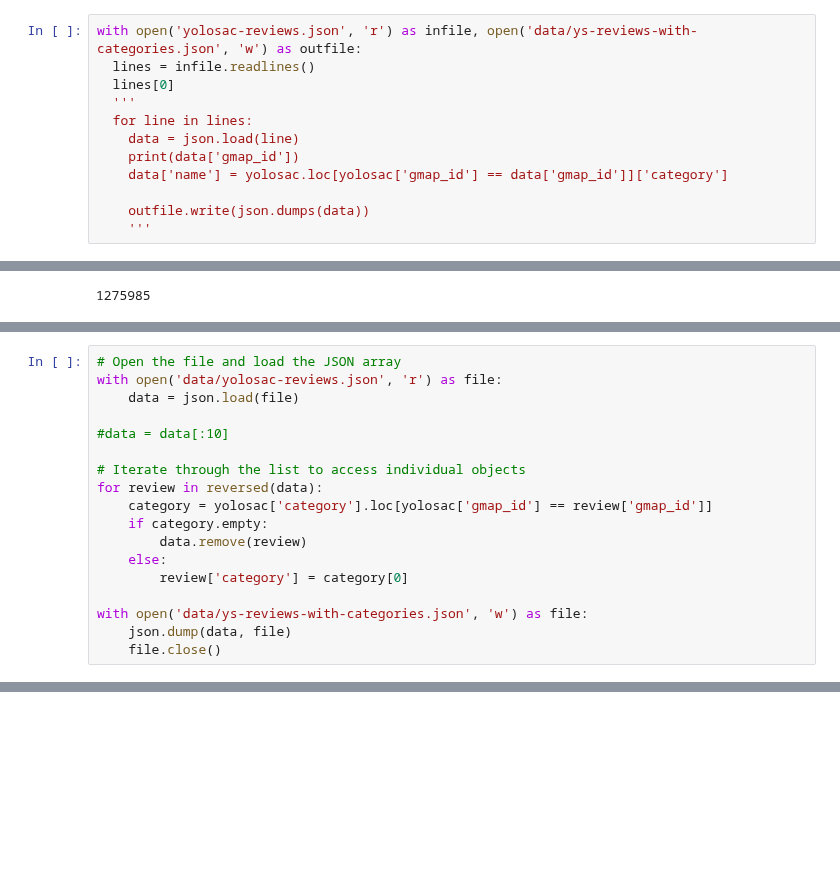
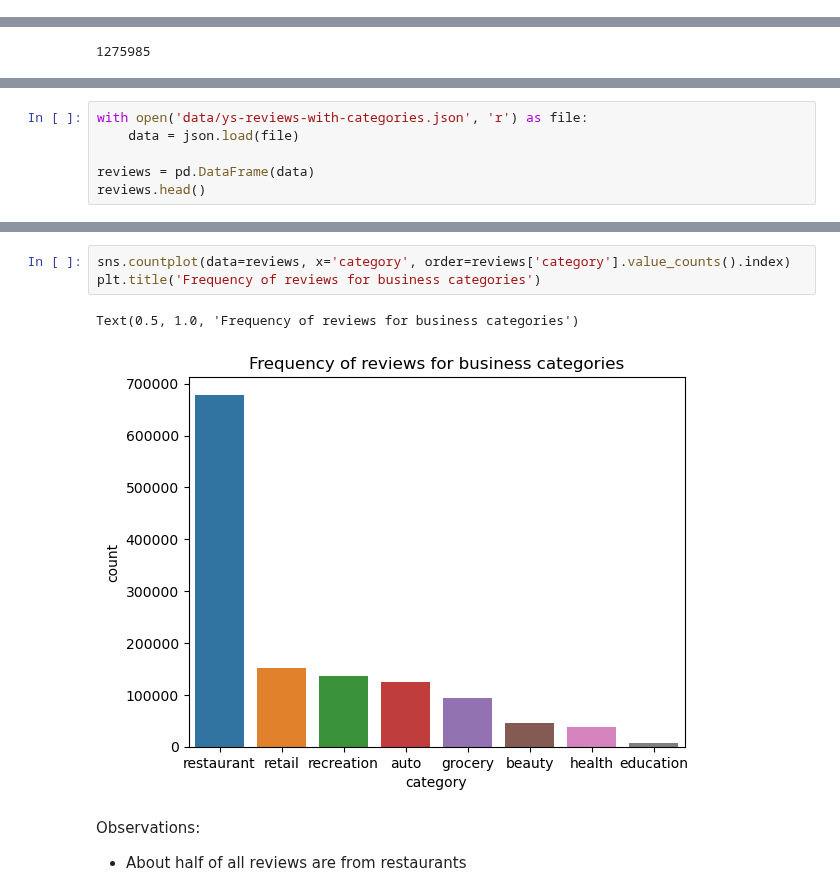
Before and after one commit to jotyot/rate-review, a Jupyter notebook: eda.ipynb, the cells around one changed output, grey strips where cells are left out. Saved outputs shown, nothing was run; the diff lists cells and outputs as text; blank space fills up the shorter version.

```diff
--- a/eda.ipynb
+++ b/eda.ipynb
@@ -24,17 +22,5 @@ health         745
 grocery        450
 education      353
 Name: count, dtype: int64
-# %%
-with open('yolosac-reviews.json', 'r') as infile, open('data/ys-reviews-with-categories.json', 'w') as outfile:
-  lines = infile.readlines()
-  lines[0]
-  '''
-  for line in lines:
-    data = json.load(line)
-    print(data['gmap_id'])
-    data['name'] = yolosac.loc[yolosac['gmap_id'] == data['gmap_id']]['category']
-
-    outfile.write(json.dumps(data))
-    '''
 # %% [markdown]
 ### THIS CODE BLOCK WORKS (I think)
@@ -83,18 +65,0 @@ category = yolosac[yolosac['gmap_id'] == '0x809ad73dbbfe5ef1:0x45f57e4e50d4c232'
-# %%
-# Open the file and load the JSON array
-with open('data/yolosac-reviews.json', 'r') as file:
-    data = json.load(file)
-
-#data = data[:10]
-
-# Iterate through the list to access individual objects
-for review in reversed(data):
-    category = yolosac['category'].loc[yolosac['gmap_id'] == review['gmap_id']]
-    if category.empty:
-        data.remove(review)
-    else:
-        review['category'] = category[0]
-
-with open('data/ys-reviews-with-categories.json', 'w') as file:
-    json.dump(data, file)
-    file.close()
@@ -102,0 +90,6 @@ KeyError: 0
+# %%
+with open('data/ys-reviews-with-categories.json', 'r') as file:
+    data = json.load(file)
+
+reviews = pd.DataFrame(data)
+reviews.head()
@@ -102,0 +111,9 @@ KeyError: 0
+# %%
+sns.countplot(data=reviews, x='category', order=reviews['category'].value_counts().index)
+plt.title('Frequency of reviews for business categories')
+# %% [output]
+Text(0.5, 1.0, 'Frequency of reviews for business categories')
+[figure, added]
+# %% [markdown]
+Observations:
+- About half of all reviews are from restaurants
```
Also changed, not shown: parts of 22 cells of this notebook.
